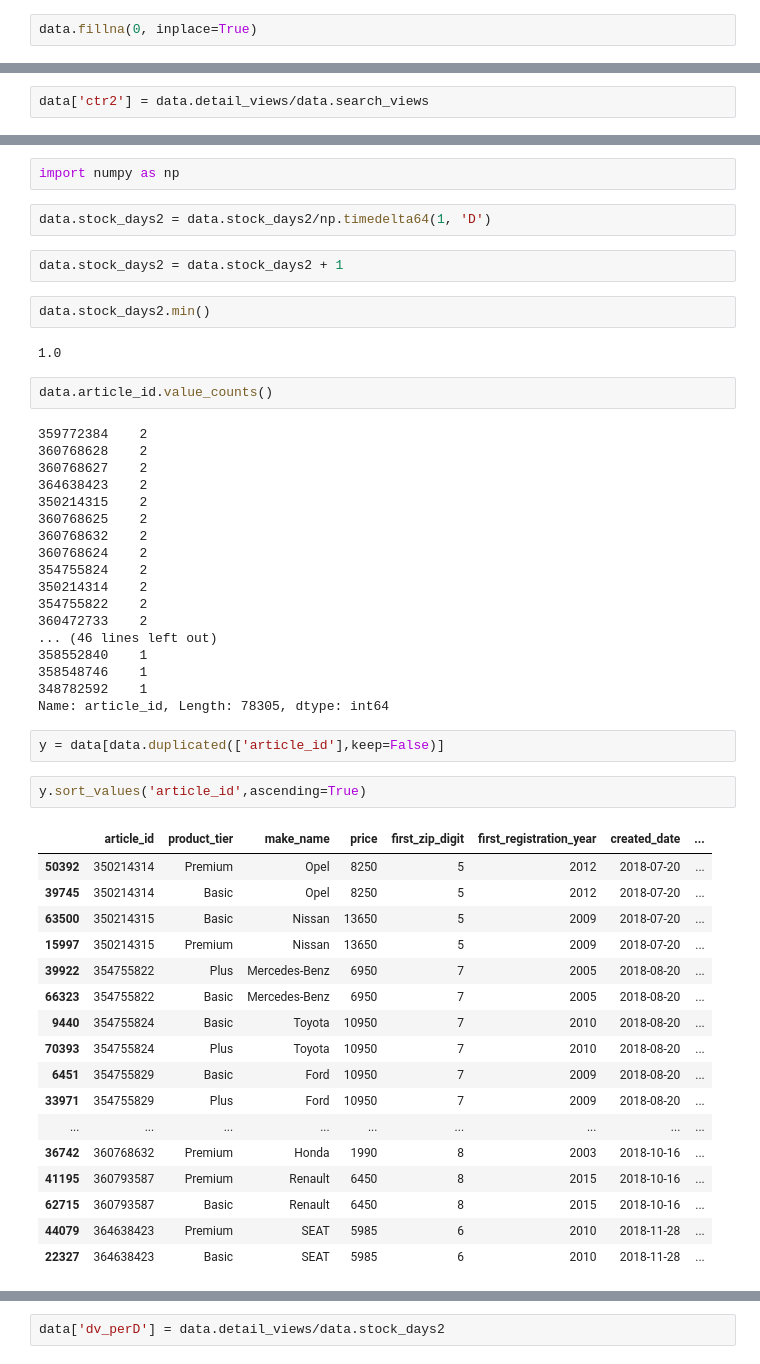
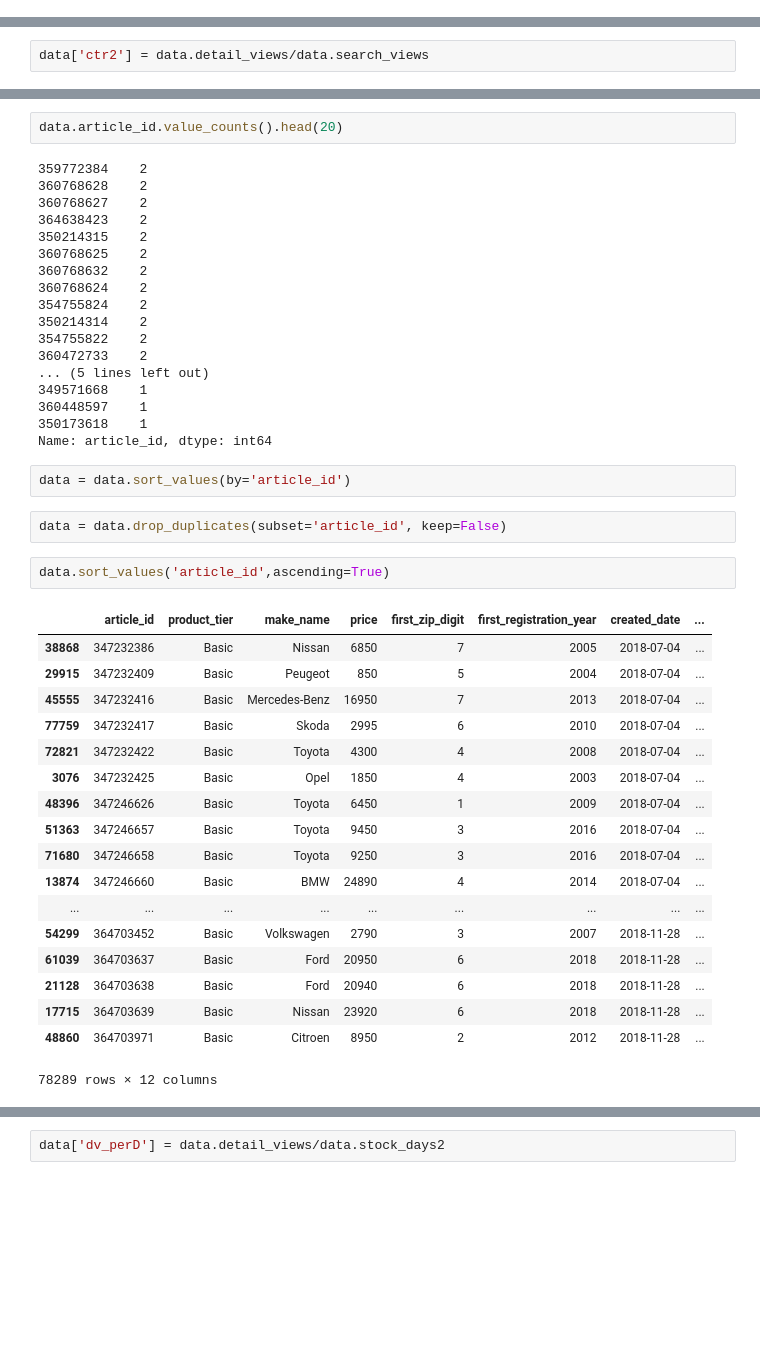
Before and after one commit to infoshareacademy/jdszw1-delta, a Jupyter notebook: AutoOpchne/JDSZW1DE-25.ipynb, the cells around one changed output, grey strips where cells are left out. Saved outputs shown, nothing was run; the diff lists cells and outputs as text; blank space fills up the shorter version.

```diff
--- a/AutoOpchne/JDSZW1DE-25.ipynb
+++ b/AutoOpchne/JDSZW1DE-25.ipynb
@@ -3,4 +22,2 @@ import pandas as pd
 # %%
 data = pd.read_csv('AAAutoSprzedam_data.csv', sep=';')
-# %%
-data.fillna(0, inplace=True)
@@ -44,15 +64,5 @@ ValueError: labels ['ctr'] not contained in axis
-# %%
-import numpy as np
-# %%
-data.stock_days2 = data.stock_days2/np.timedelta64(1, 'D')
-# %%
-data.stock_days2 = data.stock_days2 + 1
-# %%
-data.stock_days2.min()
-# %% [output]
-1.0
 # %%
-data.article_id.value_counts()
+data.article_id.value_counts().head(20)
 # %% [output]
 359772384    2
 360768628    2
@@ -66,30 +76,33 @@ data.article_id.value_counts()
 350214314    2
 354755822    2
 360472733    2
-... (46 lines left out)
-358552840    1
-358548746    1
-348782592    1
-Name: article_id, Length: 78305, dtype: int64
+... (5 lines left out)
+349571668    1
+360448597    1
+350173618    1
+Name: article_id, dtype: int64
+# %%
+data = data.sort_values(by='article_id')
 # %%
-y = data[data.duplicated(['article_id'],keep=False)]
+data = data.drop_duplicates(subset='article_id', keep=False)
 # %%
-y.sort_values('article_id',ascending=True)
+data.sort_values('article_id',ascending=True)
 # %% [output]
 |  | article_id | product_tier | make_name | price | first_zip_digit | first_registration_year | created_date | ... |
-| 50392 | 350214314 | Premium | Opel | 8250 | 5 | 2012 | 2018-07-20 | ... |
-| 39745 | 350214314 | Basic | Opel | 8250 | 5 | 2012 | 2018-07-20 | ... |
-| 63500 | 350214315 | Basic | Nissan | 13650 | 5 | 2009 | 2018-07-20 | ... |
-| 15997 | 350214315 | Premium | Nissan | 13650 | 5 | 2009 | 2018-07-20 | ... |
-| 39922 | 354755822 | Plus | Mercedes-Benz | 6950 | 7 | 2005 | 2018-08-20 | ... |
-| 66323 | 354755822 | Basic | Mercedes-Benz | 6950 | 7 | 2005 | 2018-08-20 | ... |
-| 9440 | 354755824 | Basic | Toyota | 10950 | 7 | 2010 | 2018-08-20 | ... |
-| 70393 | 354755824 | Plus | Toyota | 10950 | 7 | 2010 | 2018-08-20 | ... |
-| 6451 | 354755829 | Basic | Ford | 10950 | 7 | 2009 | 2018-08-20 | ... |
-| 33971 | 354755829 | Plus | Ford | 10950 | 7 | 2009 | 2018-08-20 | ... |
+| 38868 | 347232386 | Basic | Nissan | 6850 | 7 | 2005 | 2018-07-04 | ... |
+| 29915 | 347232409 | Basic | Peugeot | 850 | 5 | 2004 | 2018-07-04 | ... |
+| 45555 | 347232416 | Basic | Mercedes-Benz | 16950 | 7 | 2013 | 2018-07-04 | ... |
+| 77759 | 347232417 | Basic | Skoda | 2995 | 6 | 2010 | 2018-07-04 | ... |
+| 72821 | 347232422 | Basic | Toyota | 4300 | 4 | 2008 | 2018-07-04 | ... |
+| 3076 | 347232425 | Basic | Opel | 1850 | 4 | 2003 | 2018-07-04 | ... |
+| 48396 | 347246626 | Basic | Toyota | 6450 | 1 | 2009 | 2018-07-04 | ... |
+| 51363 | 347246657 | Basic | Toyota | 9450 | 3 | 2016 | 2018-07-04 | ... |
+| 71680 | 347246658 | Basic | Toyota | 9250 | 3 | 2016 | 2018-07-04 | ... |
+| 13874 | 347246660 | Basic | BMW | 24890 | 4 | 2014 | 2018-07-04 | ... |
 | ... | ... | ... | ... | ... | ... | ... | ... | ... |
-| 36742 | 360768632 | Premium | Honda | 1990 | 8 | 2003 | 2018-10-16 | ... |
-| 41195 | 360793587 | Premium | Renault | 6450 | 8 | 2015 | 2018-10-16 | ... |
-| 62715 | 360793587 | Basic | Renault | 6450 | 8 | 2015 | 2018-10-16 | ... |
-| 44079 | 364638423 | Premium | SEAT | 5985 | 6 | 2010 | 2018-11-28 | ... |
-| 22327 | 364638423 | Basic | SEAT | 5985 | 6 | 2010 | 2018-11-28 | ... |
+| 54299 | 364703452 | Basic | Volkswagen | 2790 | 3 | 2007 | 2018-11-28 | ... |
+| 61039 | 364703637 | Basic | Ford | 20950 | 6 | 2018 | 2018-11-28 | ... |
+| 21128 | 364703638 | Basic | Ford | 20940 | 6 | 2018 | 2018-11-28 | ... |
+| 17715 | 364703639 | Basic | Nissan | 23920 | 6 | 2018 | 2018-11-28 | ... |
+| 48860 | 364703971 | Basic | Citroen | 8950 | 2 | 2012 | 2018-11-28 | ... |
+78289 rows × 12 columns
```
Also changed, not shown: parts of 81 cells of this notebook.
